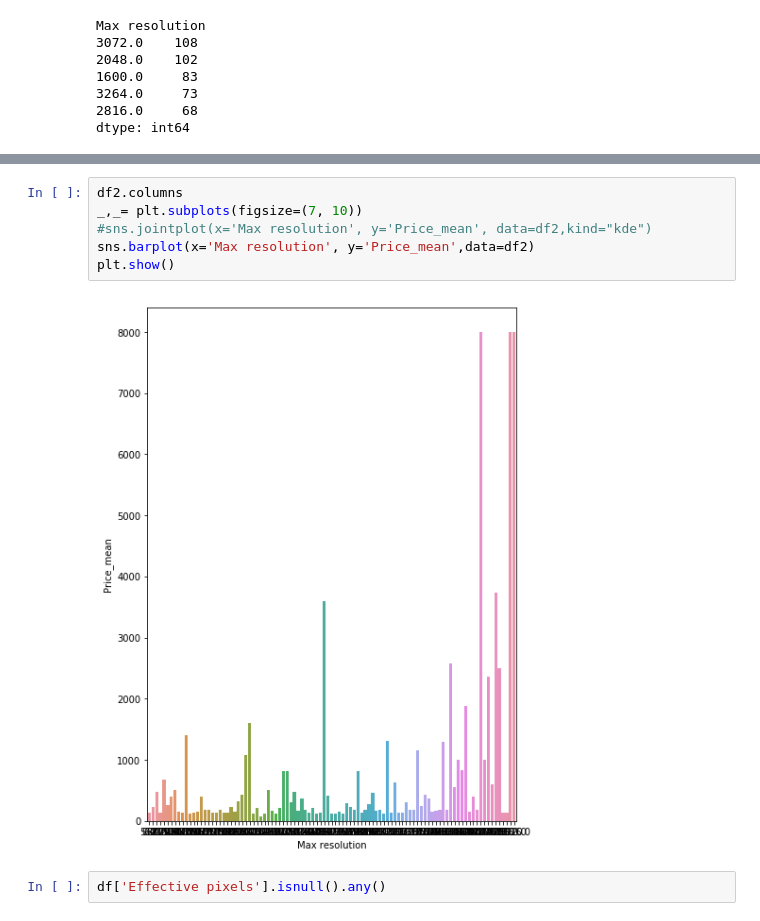
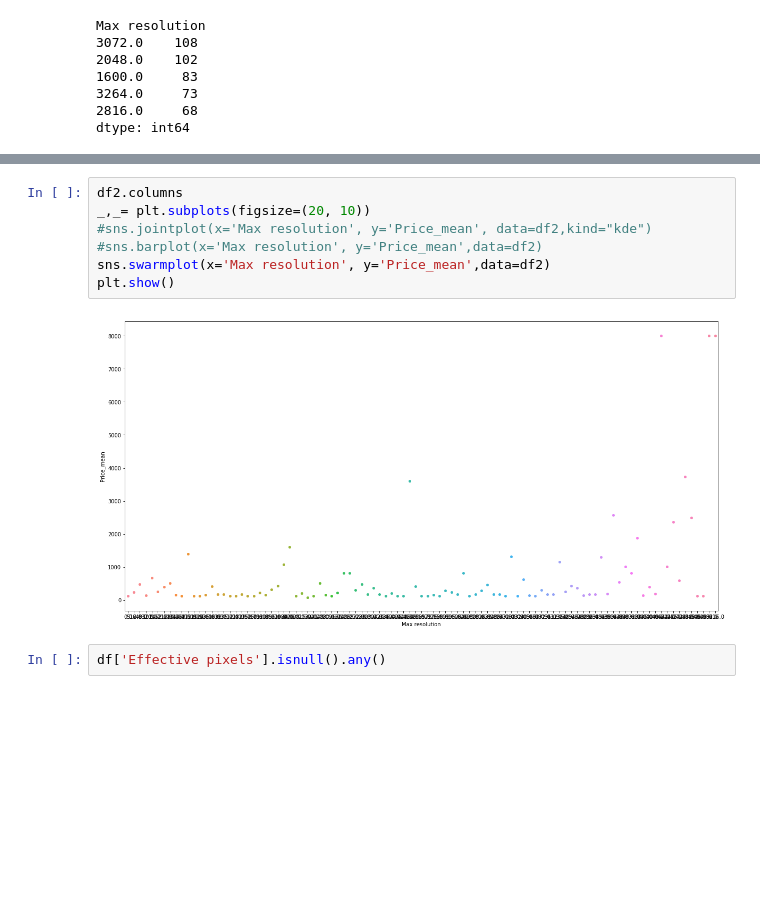
Before and after one commit to sudip06/CameraPrices, a Jupyter notebook: Untitled.ipynb, the cells around one changed output, grey strips where cells are left out. Cells and saved outputs as stored; diff of their text form; blank space fills up the shorter version.

```diff
--- a/Untitled.ipynb
+++ b/Untitled.ipynb
@@ -122,11 +123,12 @@ Index([u'mean', u'count'], dtype='object')
 # %%
 df2.columns
-_,_= plt.subplots(figsize=(7, 10))
+_,_= plt.subplots(figsize=(20, 10))
 #sns.jointplot(x='Max resolution', y='Price_mean', data=df2,kind="kde")
-sns.barplot(x='Max resolution', y='Price_mean',data=df2)
+#sns.barplot(x='Max resolution', y='Price_mean',data=df2)
+sns.swarmplot(x='Max resolution', y='Price_mean',data=df2)
 plt.show()
 # %% [output]
-[figure, old version]
+[figure, new version]
 # %%
 df['Effective pixels'].isnull().any()
 # %% [output]
```
Also changed, not shown: parts of 9 cells of this notebook.
